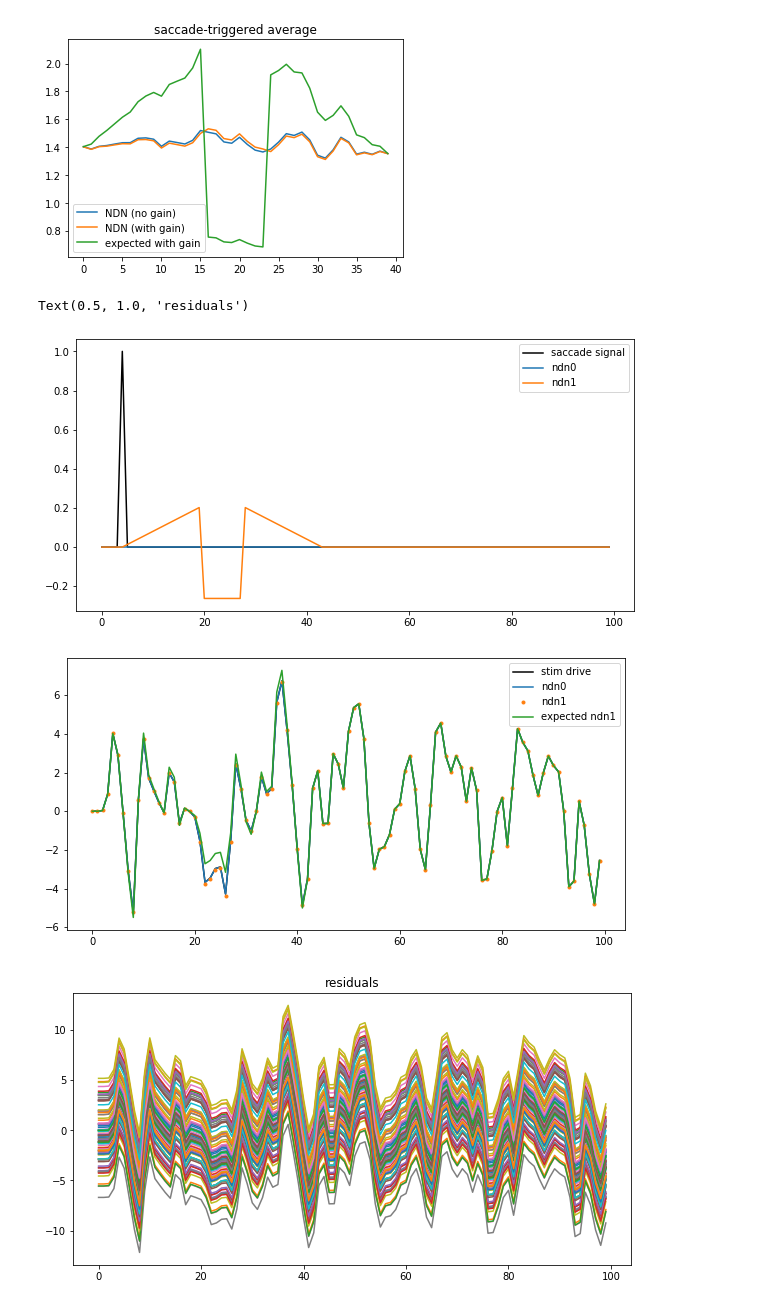
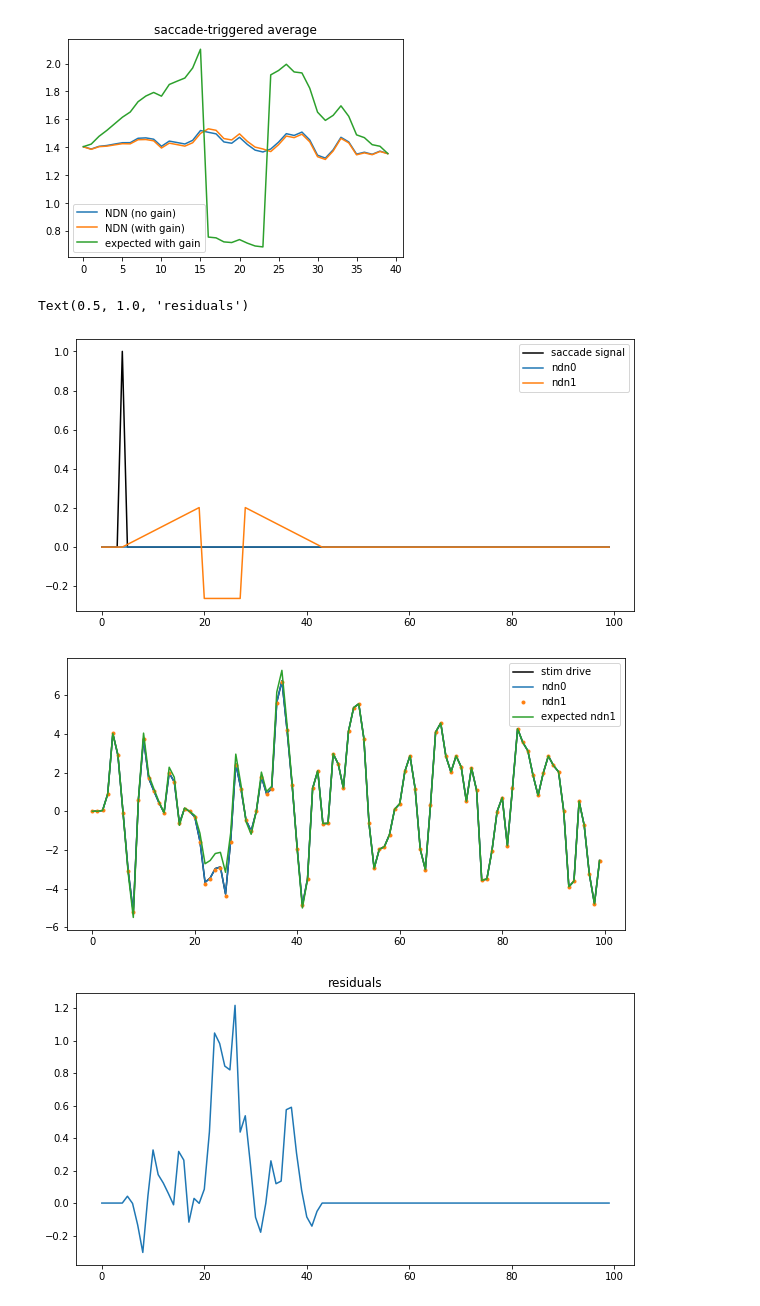
Before and after one commit to jcbyts/V1FreeViewingCode, a Jupyter notebook: Analysis/notebooks/TestGainModel.ipynb, the cells around one changed output. Saved outputs shown, nothing was run; the diff lists cells and outputs as text; code cells hidden in the pictures.

```diff
--- a/Analysis/notebooks/TestGainModel.ipynb
+++ b/Analysis/notebooks/TestGainModel.ipynb
@@ -145,32 +145,32 @@ i = 0
 ix = np.arange(i, i+100)
 
 
 sacg0 = ndn0.generate_prediction(input_data=[stim, sacon], ffnet_target=1, layer_target=0)
 sacg = ndn1.generate_prediction(input_data=[stim, sacon], ffnet_target=1, layer_target=0)
 
 stimdrive = ndn1.generate_prediction(input_data=[stim, sacon], ffnet_target=0, layer_target=1)
 gpre = ndn1.generate_prediction(input_data=[stim, sacon], pre_activation=True)
 gpre0 = ndn0.generate_prediction(input_data=[stim, sacon], pre_activation=True)
 
 plt.figure(figsize=(10,5))
 plt.plot(sacon[ix], 'k')
 plt.plot(sacg0[ix])
 plt.plot(sacg[ix])
 plt.legend(["saccade signal", "ndn0", "ndn1"])
 
 plt.figure(figsize=(10,5))
 plt.plot(stimdrive[ix,cc], 'k')
 plt.plot(gpre0[ix,cc], '-')
 plt.plot(gpre[ix,cc], '.')
 expected = stimdrive[ix,cc:cc+1] * (1 + sacg[ix])
 f = plt.plot(expected, '-')
 plt.legend(["stim drive", "ndn0", "ndn1", "expected ndn1"])
 
 plt.figure(figsize=(10,5))
-plt.plot(expected - gpre[ix,cc])
+plt.plot(expected - gpre[ix,cc:cc+1])
 plt.title('residuals')
 # %% [output]
 Text(0.5, 1.0, 'residuals')
 [figure]
 [figure]
-[figure, old version]
+[figure, new version]
```
